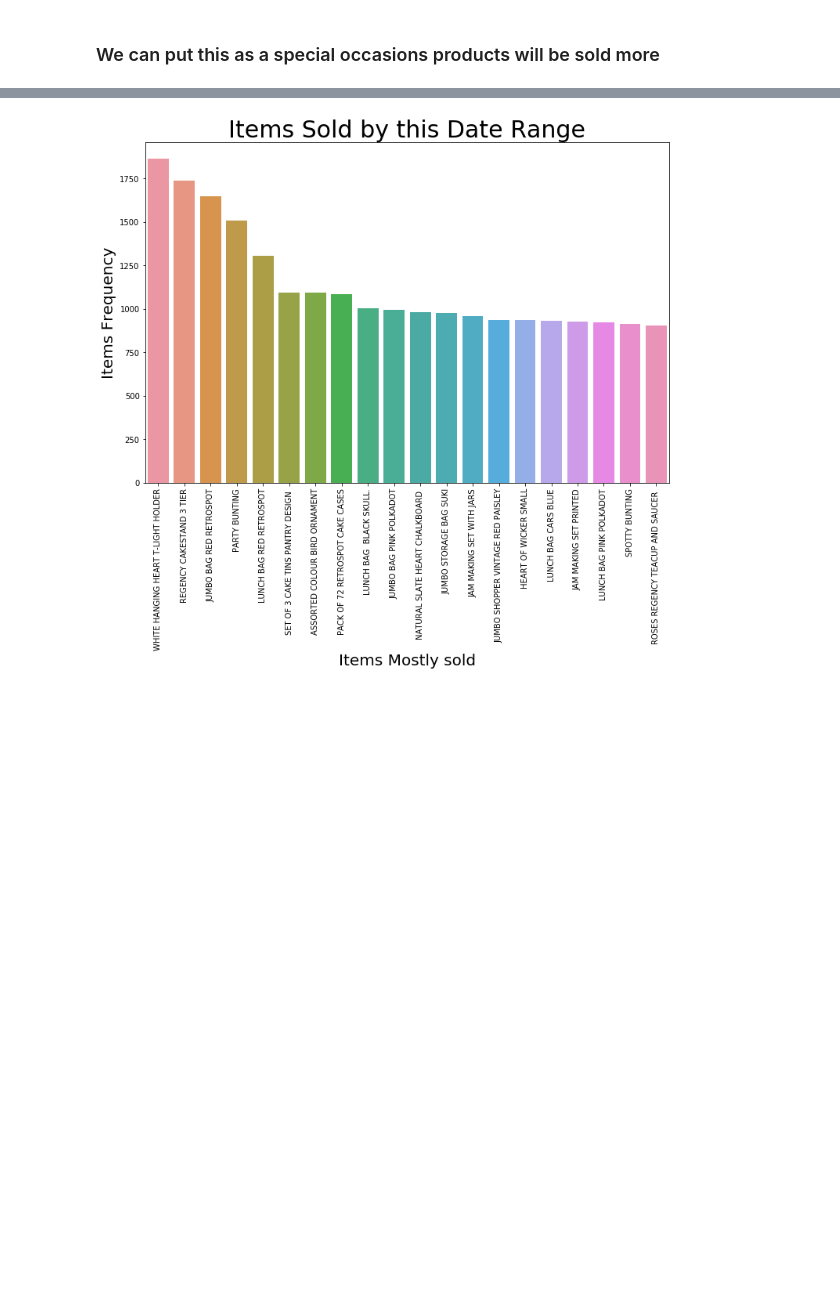
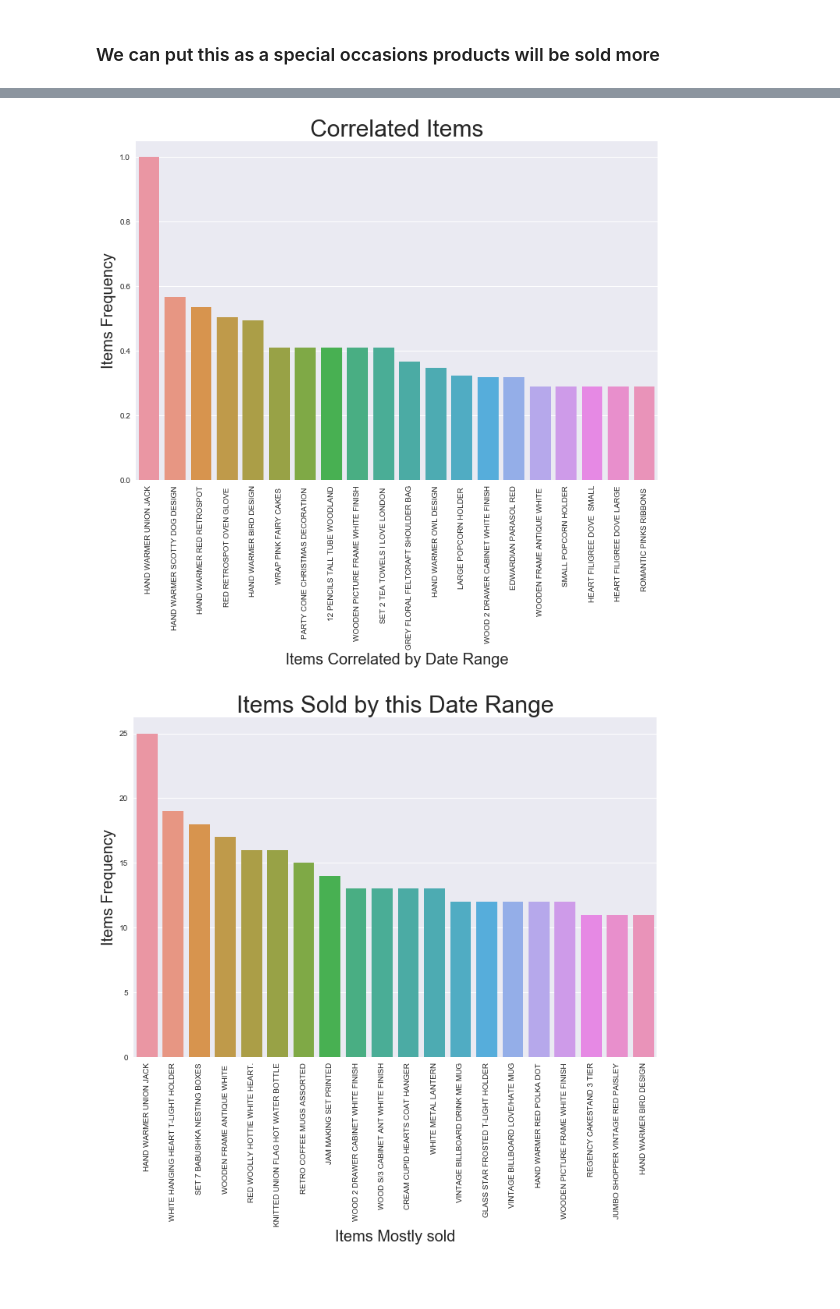
Before and after one commit to JAsanka/BUSINESS-INTELLIGENCE-SYSTEM, a Jupyter notebook: Untitled1.ipynb, the cells around one changed output, grey strips where cells are left out. Saved outputs shown, nothing was run; the diff lists cells and outputs as text; code cells hidden in the pictures; blank space fills up the shorter version.

```diff
--- a/Untitled1.ipynb
+++ b/Untitled1.ipynb
@@ -124,6 +124,6 @@ total_amount.head()
 # %% [markdown]
 ### We can put this as a  special occasions  products will be sold more
 # %%
-monthly_prod = prod_prof[["InvoiceDate","Description"]]
+monthly_prod = prod_prof[["InvoiceDate",'CustomerID',"Description"]]
 monthly_prod.head()
 # %% [output]
@@ -136,25 +136,53 @@ monthly_prod.head()
 # %%
-start_date = "2010-10-01" # YYYY-MM-DD
-end_date = "2011-10-02" # YYYY-MM-DD
+start_date = "2010-12-01" # YYYY-MM-DD
+end_date = "2010-12-02" # YYYY-MM-DD
 # %%
-def monthly_sale(start_date, end_date):
+def monthly_sale(start_date, end_date, item):
     ta = monthly_prod
+
     mask = (ta["InvoiceDate"] > np.datetime64(start_date)) & (ta["InvoiceDate"] <= np.datetime64(end_date))
-    prod = ta[mask]["Description"].value_counts(ascending=False, dropna=True).head(20)
+    monthly_ta = ta[mask]
+    prod_ = monthly_ta["Description"].value_counts().sort_values(ascending=False)
+    prod = prod_.head(20)
+    cusID = monthly_ta["CustomerID"].value_counts()
+
+    cols = prod_.index
+    index = cusID.index
+    cor_item = pd.DataFrame(index=index, columns=cols)
+    cor_item = cor_item.fillna(0)
+    for x in monthly_ta[['CustomerID','Description']].dropna().values:
+        cor_item.loc[x[0]][x[1]] = 1
+    cor = cor_item.corr()
+    cor_x = cor[item].sort_values(ascending=False).head(20)
+
+    plt.figure(figsize=(12,8))
+    sns.barplot(cor_x.index,cor_x.values)
+    plt.xticks(rotation="vertical")
+    plt.xlabel("Items Correlated by Date Range", fontsize=20)
+    plt.ylabel("Items Frequency", fontsize=20)
+    plt.title("Correlated Items", fontsize=30)
+    plt.show()
+
+
+
+
+
+
     plt.figure(figsize=(12,8))
     sns.barplot(prod.index, prod.values)
     plt.xticks(rotation="vertical")
     plt.xlabel("Items Mostly sold", fontsize=20)
     plt.ylabel("Items Frequency", fontsize=20)
     plt.title("Items Sold by this Date Range", fontsize=30)
     plt.show()
     #return prod.index, prod.values  <------ unhash this to get your requested output for X and Y
 
 
 
-monthly_sale(start_date, end_date)
+monthly_sale(start_date, end_date, item="HAND WARMER UNION JACK")
 # %% [output]
-[figure, old version]
+[figure, new version]
+[figure, added]
 # %% [markdown]
 #
 # %% [markdown]
```
Also changed, not shown: parts of 29 cells of this notebook.
